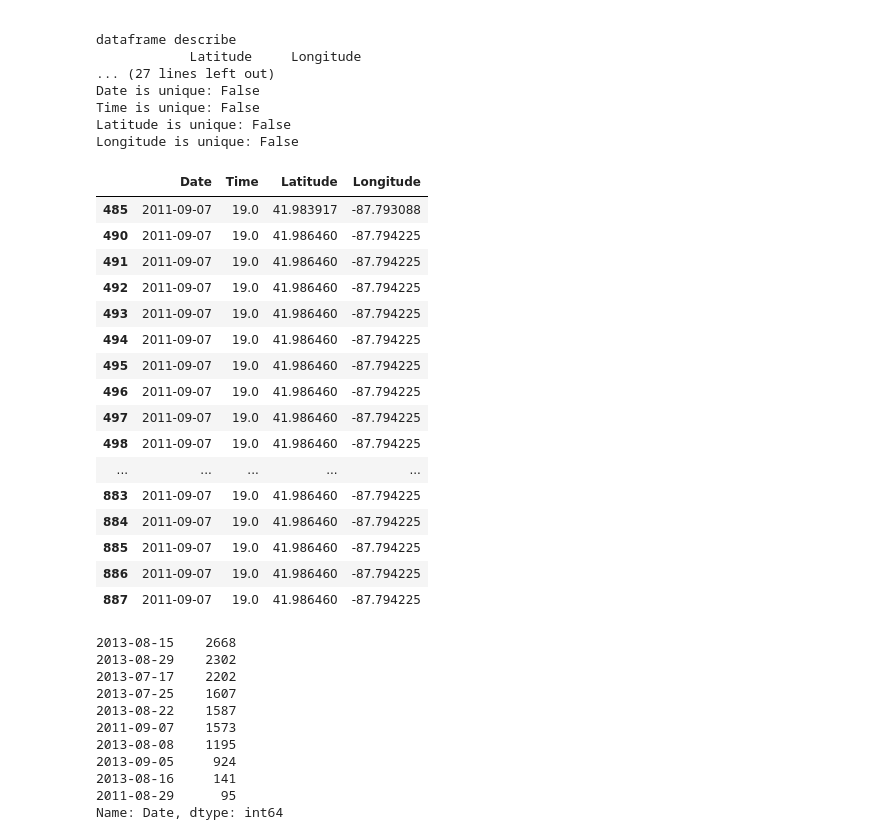
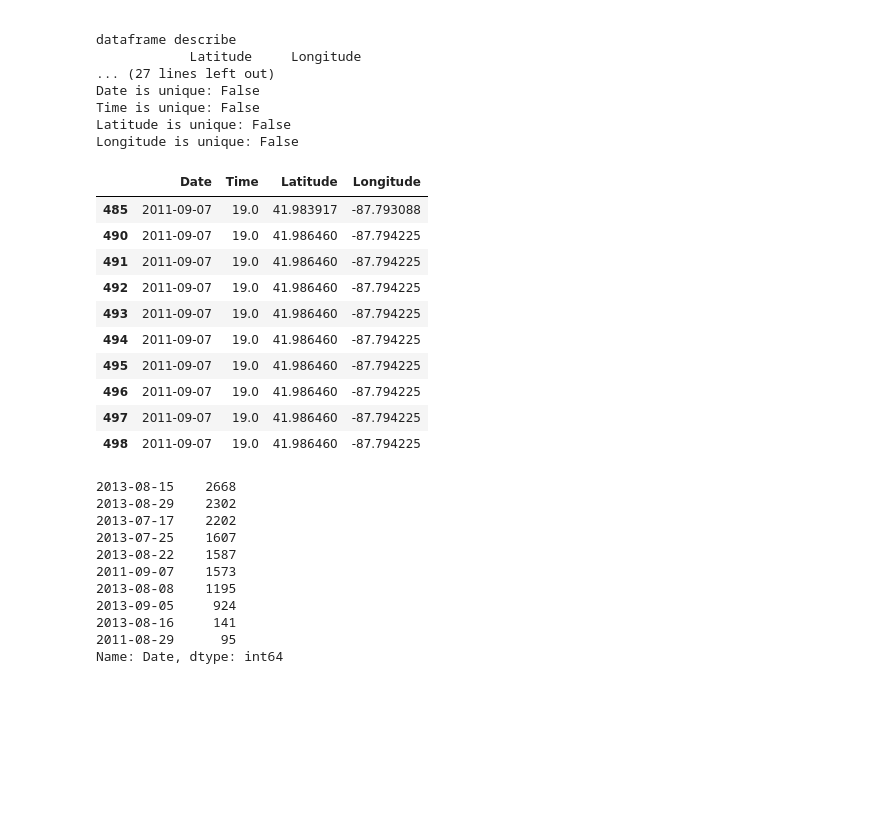
Before and after one commit to chevalier88/GA_Project_4_Advanced_Supervised_Learning, a Jupyter notebook: codes/for merge before master.ipynb, the cells around one changed output. Saved outputs shown, nothing was run; the diff lists cells and outputs as text; code cells hidden in the pictures; blank space fills up the shorter version.

```diff
--- a/codes/for merge before master.ipynb
+++ b/codes/for merge before master.ipynb
@@ -429,25 +429,19 @@ spray['Time'] = pd.to_datetime(spray['Time'], infer_datetime_format=True)
 spray['Time'] = spray['Time'].dt.hour
 # %%
 # view duplicates
-spray[spray.duplicated()]
+spray[spray.duplicated()].head(10)
 # %% [output]
 |  | Date | Time | Latitude | Longitude |
 | 485 | 2011-09-07 | 19.0 | 41.983917 | -87.793088 |
 | 490 | 2011-09-07 | 19.0 | 41.986460 | -87.794225 |
 | 491 | 2011-09-07 | 19.0 | 41.986460 | -87.794225 |
 | 492 | 2011-09-07 | 19.0 | 41.986460 | -87.794225 |
 | 493 | 2011-09-07 | 19.0 | 41.986460 | -87.794225 |
 | 494 | 2011-09-07 | 19.0 | 41.986460 | -87.794225 |
 | 495 | 2011-09-07 | 19.0 | 41.986460 | -87.794225 |
 | 496 | 2011-09-07 | 19.0 | 41.986460 | -87.794225 |
 | 497 | 2011-09-07 | 19.0 | 41.986460 | -87.794225 |
 | 498 | 2011-09-07 | 19.0 | 41.986460 | -87.794225 |
-| ... | ... | ... | ... | ... |
-| 883 | 2011-09-07 | 19.0 | 41.986460 | -87.794225 |
-| 884 | 2011-09-07 | 19.0 | 41.986460 | -87.794225 |
-| 885 | 2011-09-07 | 19.0 | 41.986460 | -87.794225 |
-| 886 | 2011-09-07 | 19.0 | 41.986460 | -87.794225 |
-| 887 | 2011-09-07 | 19.0 | 41.986460 | -87.794225 |
 # %%
 # seems like real duplicates, will drop these
 spray.drop_duplicates(inplace=True)
```
